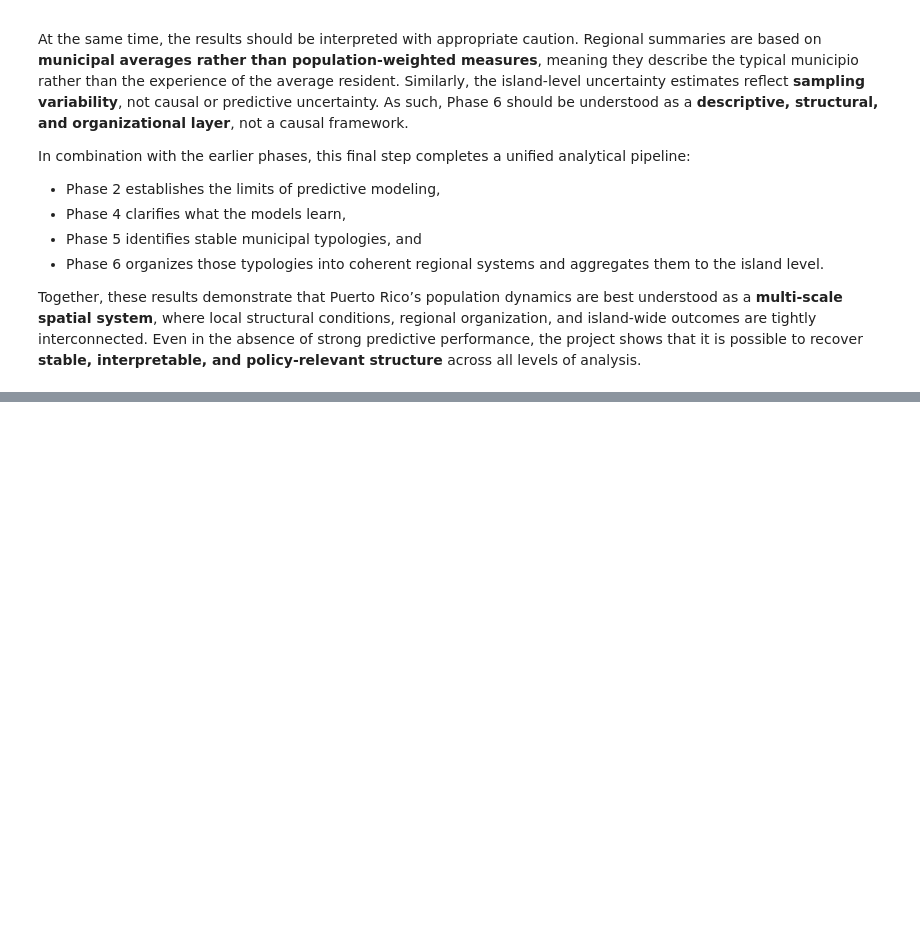
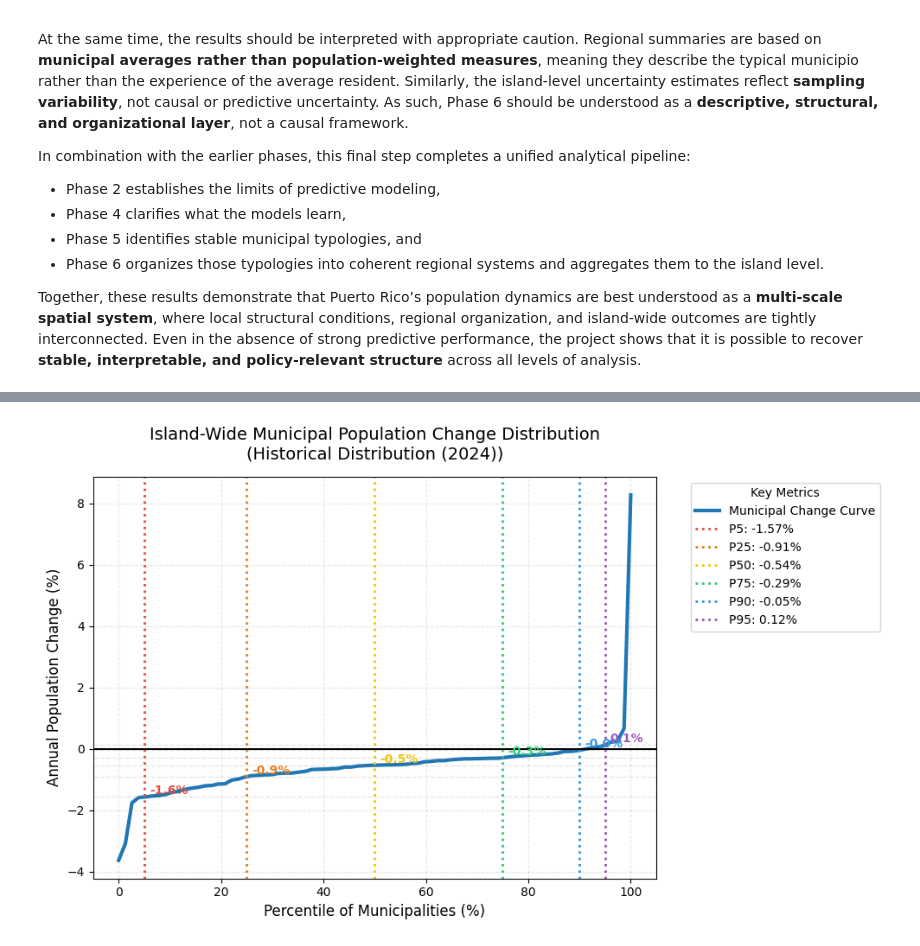
Before and after one commit to Venettov/CAPSTONE_DATA_SCIENCE_RIVERARUIZ, a Jupyter notebook: analysis/Phase6_Regional_Systems_Spatial_Coherence_and_Cross_Scale_Structure.ipynb, the cells around one changed output, grey strips where cells are left out. Saved outputs shown, nothing was run; the diff lists cells and outputs as text; code cells hidden in the pictures; blank space fills up the shorter version.

```diff
--- a/analysis/Phase6_Regional_Systems_Spatial_Coherence_and_Cross_Scale_Structure.ipynb
+++ b/analysis/Phase6_Regional_Systems_Spatial_Coherence_and_Cross_Scale_Structure.ipynb
@@ -1688,0 +1990,79 @@ Together, these results demonstrate that Puerto Rico’s population dynamics are
+# %%
+import numpy as np
+import pandas as pd
+import matplotlib.pyplot as plt
+from pathlib import Path
+
+# ==========================================
+# 1. AUTO-LOAD DATA (Avoids NameError)
+# ==========================================
+analysis_dir = Path(".")
+# List of paths where your processed data might be
+processed_path = next((p for p in [
+    analysis_dir / "processed_puerto_rico_data.csv",
+    analysis_dir / ".." / "data" / "processed_puerto_rico_data.csv",
+    analysis_dir / ".." / "analysis" / "processed_puerto_rico_data.csv"
+] if p.exists()), None)
+
+if processed_path:
+    # Load and find the latest historical data
+    panel_df = pd.read_csv(processed_path)
+    latest_year = panel_df.loc[panel_df["target_pop_change"].notna(), "year"].max()
+    vals = panel_df.loc[
+        (panel_df["year"] == latest_year) & (panel_df["target_pop_change"].notna()),
+        "target_pop_change"
+    ].to_numpy(dtype=float)
+    chart_label = f"Historical Distribution ({int(latest_year)})"
+else:
+    # Fallback to current memory if file isn't found
+    if 'dist_df' in locals():
+        vals = dist_df["target_pop_change"].dropna().to_numpy(dtype=float)
+        chart_label = "Historical Distribution"
+    elif 'forecast_df' in locals() and 'expected' in forecast_df.columns:
+        # NOTE: Using island-level forecast only provides 1 point.
+        # If you want the municipal-level forecast distribution,
+        # ensure you have the municipal prediction table loaded.
+        vals = forecast_df["expected"].dropna().to_numpy(dtype=float)
+        chart_label = "2030 Forecast Distribution"
+    else:
+        raise FileNotFoundError("Data not found. Please run Cells 46 & 47 or ensure the CSV files are in your directory.")
+
+# ==========================================
+# 2. CALCULATE PERCENTILES & PLOT
+# ==========================================
+percentile_levels = [5, 25, 50, 75, 90, 95]
+percentile_values = np.percentile(vals, percentile_levels)
+px_dict = dict(zip(percentile_levels, percentile_values))
+
+plt.figure(figsize=(10, 6))
+sorted_vals = np.sort(vals)
+percentiles = np.linspace(0, 100, len(sorted_vals))
+
+# Plot the main curve
+plt.plot(percentiles, sorted_vals, color='#1f77b4', linewidth=3, label='Municipal Change Curve')
+
+# Add vertical and horizontal lines for key Px values
+colors = ['#e74c3c', '#e67e22', '#f1c40f', '#2ecc71', '#3498db', '#9b59b6']
+for i, (p, val) in enumerate(px_dict.items()):
+    plt.axhline(val, color='gray', linestyle='--', alpha=0.2, linewidth=1)
+    plt.axvline(p, color=colors[i % len(colors)], linestyle=':', linewidth=2, label=f'P{p}: {val:.2f}%')
+    plt.text(p + 1, val, f'{val:.1f}%', va='bottom', fontweight='bold', color=colors[i % len(colors)])
+
+# Formatting
+plt.title(f'Island-Wide Municipal Population Change Distribution\n({chart_label})', fontsize=14, pad=15)
+plt.xlabel('Percentile of Municipalities (%)', fontsize=12)
+plt.ylabel('Annual Population Change (%)', fontsize=12)
+plt.grid(True, linestyle='--', alpha=0.3)
+plt.axhline(0, color='black', linewidth=1.5)
+
+plt.legend(title="Key Metrics", bbox_to_anchor=(1.05, 1), loc='upper left')
+plt.tight_layout()
+plt.show()
+
+# Print summary table
+print(f"\n--- Percentile Summary: {chart_label} ---")
+for p, v in px_dict.items():
+    print(f"P{p:<3} : {v:>6.2f}%")
+print(f"Mean : {vals.mean():>6.2f}%")
+# %% [output]
+[figure, added]
```
Also changed, not shown: parts of 4 cells of this notebook, 14 other files.
